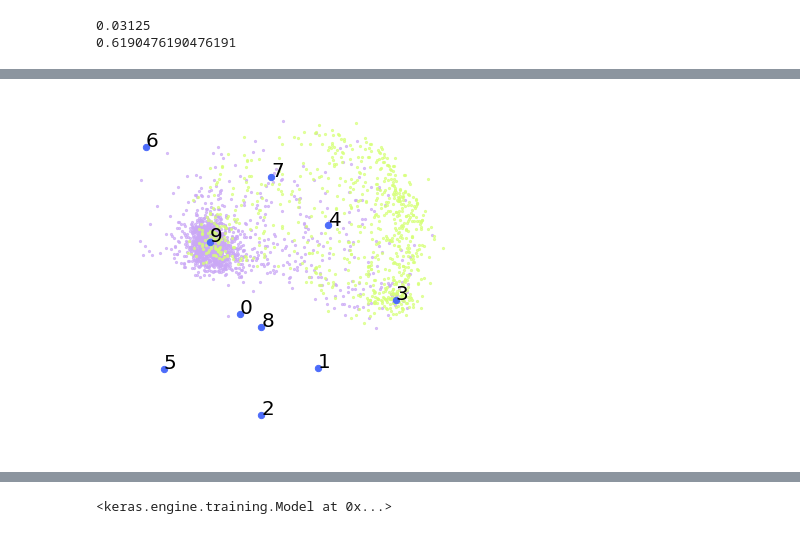
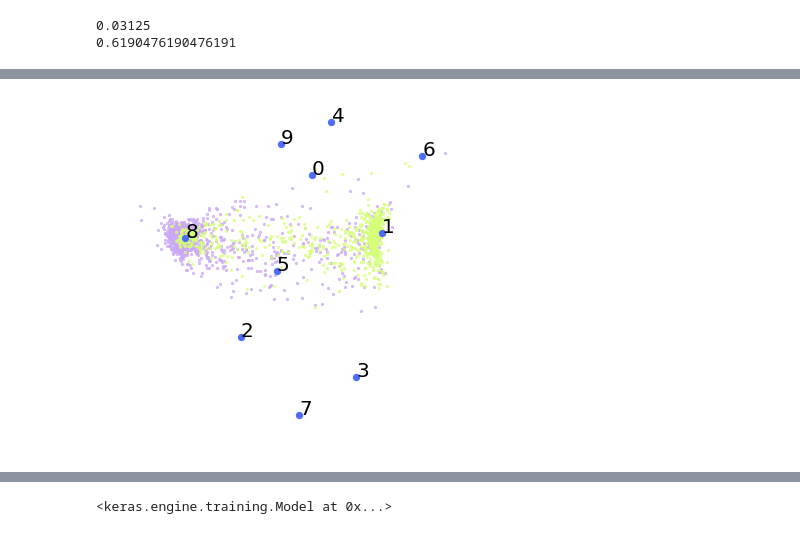
Before and after one commit to dwright04/machine_augmented_classification, a Jupyter notebook: notebooks/multitask_experiment_3pi.ipynb, the cells around one changed output, grey strips where cells are left out. Saved outputs shown, nothing was run; the diff lists cells and outputs as text; code cells hidden in the pictures.

```diff
--- a/notebooks/multitask_experiment_3pi.ipynb
+++ b/notebooks/multitask_experiment_3pi.ipynb
@@ -127,6 +143,6 @@ n_clusters = 10 # number of clusters to use
 n_classes  = 2  # number of classes
 # %%
 # load the pretrained DEC model for Supernova Hunters
-ae_weights  = '/Users/dwright/dev/zoo/machine_augmented_classification/DEC-keras/results/snh/ae_weights_snh.h5'
-dec_weights = '/Users/dwright/dev/zoo/machine_augmented_classification/DEC-keras/results/snh/10/DEC_model_final.h5'
+ae_weights  = '/Users/dwright/dev/zoo/machine_augmented_classification/DEC-keras/results/snhunters/train_only/ae_weights.h5'
+dec_weights = '/Users/dwright/dev/zoo/machine_augmented_classification/DEC-keras/results/snhunters/train_only/10/DEC_model_final.h5'
 # %%
@@ -180,10 +189,10 @@ plt.show()
 ## First Vote Only
 # %%
 data = sio.loadmat('/Users/dwright/dev/zoo/machine_augmented_classification/data/snhunters/3pi_20x20_skew2_signPreserveNorm_volunteer_votes_first_only.mat')
-y_train  = np.squeeze(data['y']) == 'Yes'
-#y_valid  = np.squeeze(data['y_test']) == 'Yes'
+y_train_first_vote_only  = np.squeeze(data['y']) == 'Yes'
+#y_test  = np.squeeze(data['y_test']) == 'Yes'
 data = sio.loadmat('/Users/dwright/dev/zoo/machine_augmented_classification/data/snhunters/3pi_20x20_skew2_signPreserveNorm.mat')
 x_train = data['X']
-x_valid = data['testX']
-y_valid = np.squeeze(data['testy'])
+x_test = data['testX']
+y_test = np.squeeze(data['testy'])
 # %%
@@ -283,5 +292,5 @@ one_percent_fpr(y_train, y_train_vote_fractions, 0.01)
 # %%
-dec = MultitaskDEC(dims=[x_valid.shape[-1], 500, 500, 2000, 10], \
+dec = MultitaskDEC(dims=[x_train.shape[-1], 500, 500, 2000, 10], \
                    n_clusters=n_clusters, batch_size=batch_size)
 dec.initialize_model(optimizer=SGD(lr=lr, momentum=momentum),
                      ae_weights=ae_weights,
@@ -349,3 +357,5 @@ print(all_ones_benchmark)
+# %%
+dec.model.load_weights('best_train_dev_loss.hf', by_name=True)
 # %%
 avoidable_bias = (1 - metrics_dict['train_f1'][-1]) - unavoidable_bias
 bias = unavoidable_bias + avoidable_bias
@@ -460,4 +477,4 @@ pca_plot(dec.encoder, x_train, cluster_centres, y=y_train, labels=labels, lcolou
 # %%
-pca_plot(dec.encoder, x_valid, cluster_centres, y=y_valid, labels=labels, lcolours=[lcolours[0], lcolours[1]])
+pca_plot(dec.encoder, x_test, cluster_centres, y=y_test, labels=labels, lcolours=[lcolours[0], lcolours[1]])
 # %% [output]
-[figure, old version]
+[figure, new version]
```
Also changed, not shown: parts of 54 cells of this notebook.
